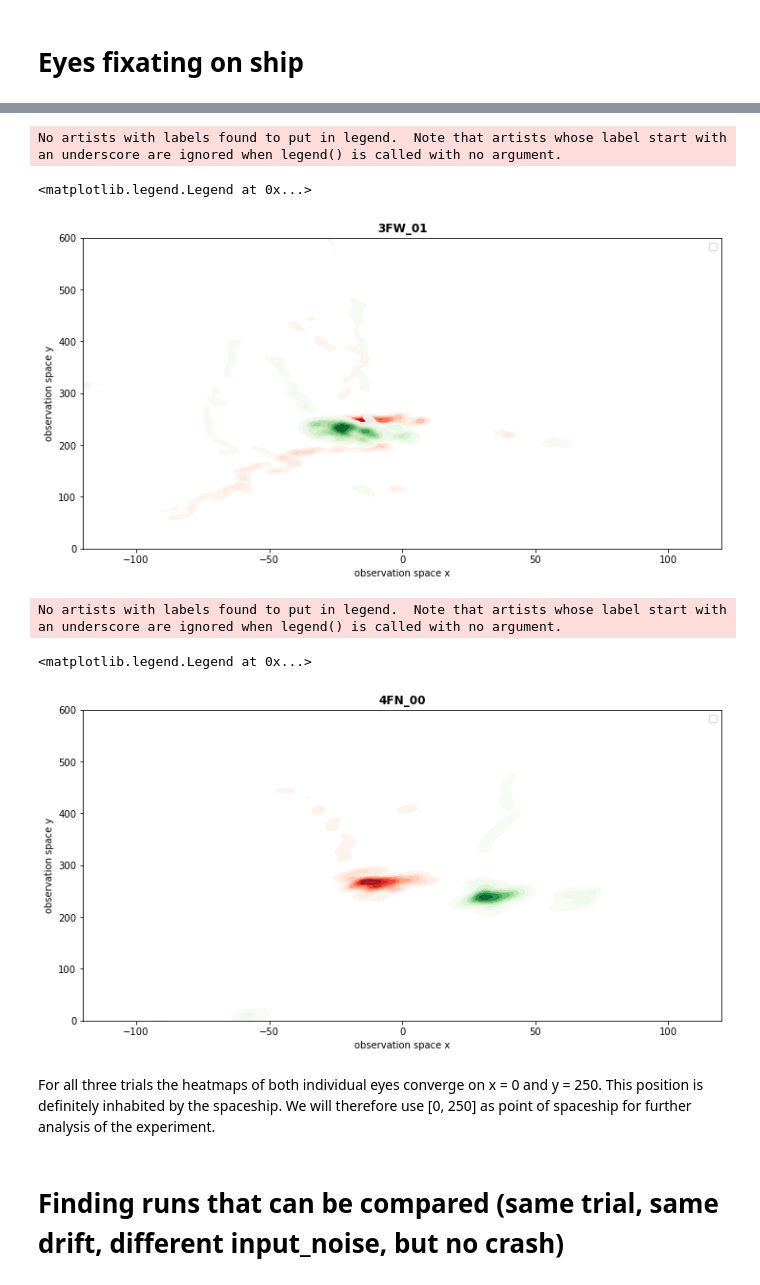
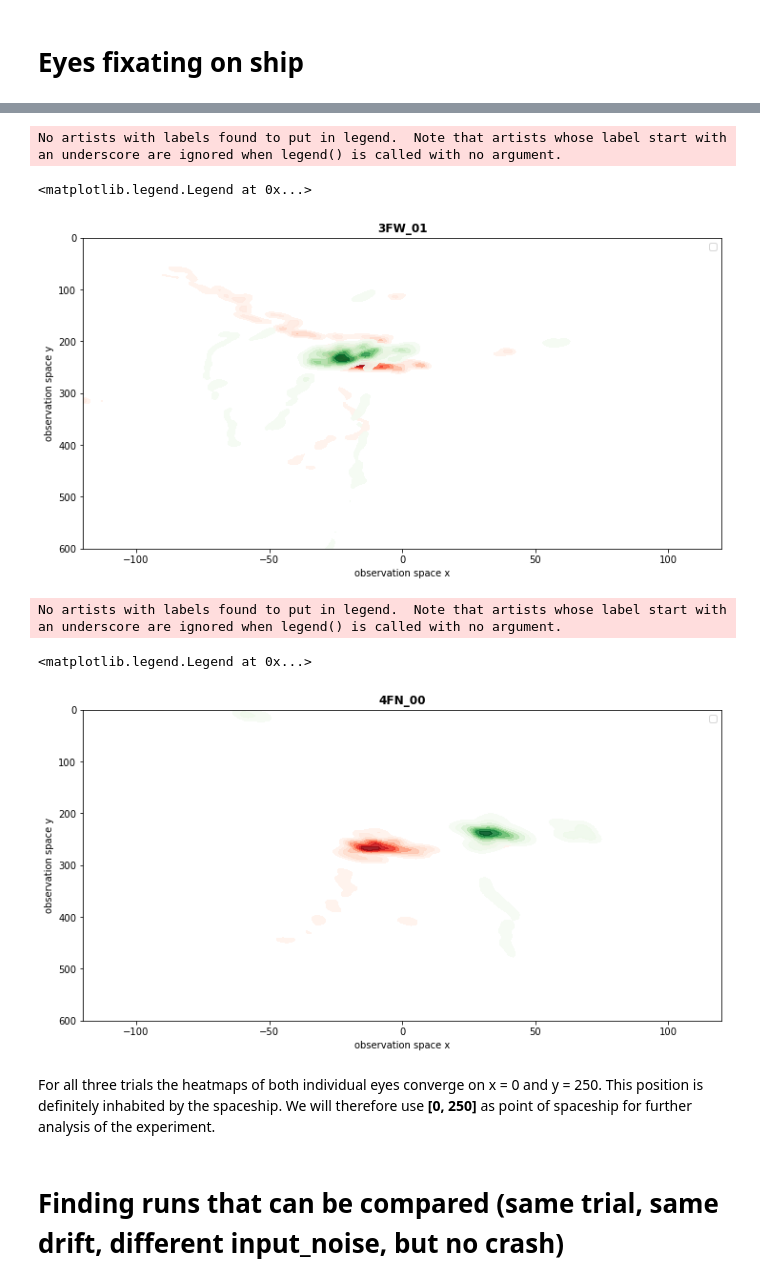
Before and after one commit to nilsheinrich/eye_movement_analysis_moonlander, a Jupyter notebook: data_analysis.ipynb, the cells around one changed output, grey strips where cells are left out. Saved outputs shown, nothing was run; the diff lists cells and outputs as text; code cells hidden in the pictures.

```diff
--- a/data_analysis.ipynb
+++ b/data_analysis.ipynb
@@ -137,6 +143,7 @@ def calc_saccade_direction(saccade_rows):
     y_direction = (left_eye_y_direction + right_eye_y_direction)/2
 
     saccade_rows.saccade_direction = saccade_rows.apply(lambda x: [x_direction, y_direction], axis=1)
+    saccade_rows.saccade_amplitude = saccade_rows.apply(lambda x: np.sqrt(np.power(x_direction, 2) + np.power(y_direction, 2)), axis=1)
 
     return saccade_rows
 # %%
@@ -173,9 +180,17 @@ def pre_process_eye_data(eye_data):
 
     # insert saccade direction column
     eye_data["saccade_direction"] = np.nan
-    eye_data.groupby("N_saccade").apply(calc_saccade_direction)
+    eye_data["saccade_amplitude"] = np.nan
+    out = eye_data.groupby("N_saccade", dropna=False).apply(calc_saccade_direction)
 
-    return eye_data
+    # set saccade direction to NaN everywhere where there is no saccade
+    out.loc[eye_data.Saccade < 1.0, "saccade_direction"] = np.nan
+
+    # sum up left and right eye positions to converging eye position in x and y dimension
+    out["converging_eye_x"] = out.apply(lambda row: (row.LeftEyeX + row.RightEyeX) / 2, axis=1)
+    out["converging_eye_y"] = out.apply(lambda row: (row.LeftEyeY + row.RightEyeY) / 2, axis=1)
+
+    return out
 # %% [markdown]
 ## pilot 4 run 04
 # %%
@@ -369,6 +395,8 @@ ax.set_ylabel("observation space y")
 
 ax.set_xlim([-120, 120])
 ax.set_ylim([0, 600])
+
+plt.gca().invert_yaxis()
 
 # Plotting
 colors = ["crimson", "limegreen"]
@@ -394,7 +422,7 @@ ax.legend()
 # %% [output]
 No artists with labels found to put in legend.  Note that artists whose label start with an underscore are ignored when legend() is called with no argument.
 <matplotlib.legend.Legend at 0x...>
-[figure, old version]
+[figure, new version]
 # %%
 code = "4FN_00"
 only_ship_data = pd.read_csv(f'eye_data/only_ship_eye_tracking_output_{code}.csv', index_col=False)
@@ -409,36 +437,38 @@ ax.set_title(f"{code}", fontdict={"fontweight": "bold"})
 ax.set_xlabel("observation space x")
 ax.set_ylabel("observation space y")
 
 ax.set_xlim([-120, 120])
 ax.set_ylim([0, 600])
+
+plt.gca().invert_yaxis()
 
 # Plotting
 colors = ["crimson", "limegreen"]
 
 #ax.scatter(fixations.LeftEyeX, fixations.LeftEyeY, marker=".", color=colors[0], alpha=0.3)
 #ax.scatter(fixations.RightEyeX, fixations.RightEyeY, marker=".", color=colors[1], alpha=0.3)
 
 heatmap_left = sns.kdeplot(x=fixations.LeftEyeX,
                            y=fixations.LeftEyeY,
                            cmap="Reds",
                            shade=True,
                            alpha=0.9,
                            bw_adjust=0.4)
 
 heatmap_right = sns.kdeplot(x=fixations.RightEyeX,
                            y=fixations.RightEyeY,
                            cmap="Greens",
                            shade=True,
                            alpha=0.9,
                            bw_adjust=0.4)
 
 ax.legend()
 # %% [output]
 No artists with labels found to put in legend.  Note that artists whose label start with an underscore are ignored when legend() is called with no argument.
 <matplotlib.legend.Legend at 0x...>
-[figure, old version]
+[figure, new version]
 # %% [markdown]
-For all three trials the heatmaps of both individual eyes converge on x = 0 and y = 250. This position is definitely inhabited by the spaceship. We will therefore use [0, 250] as point of spaceship for further analysis of the experiment.
+For all three trials the heatmaps of both individual eyes converge on x = 0 and y = 250. This position is definitely inhabited by the spaceship. We will therefore use **[0, 250]** as point of spaceship for further analysis of the experiment.
 # %% [markdown]
 # Finding runs that can be compared (same trial, same drift, different input_noise, but no crash)
 # %%
```
Also changed, not shown: parts of 24 cells of this notebook, 1 other file.
